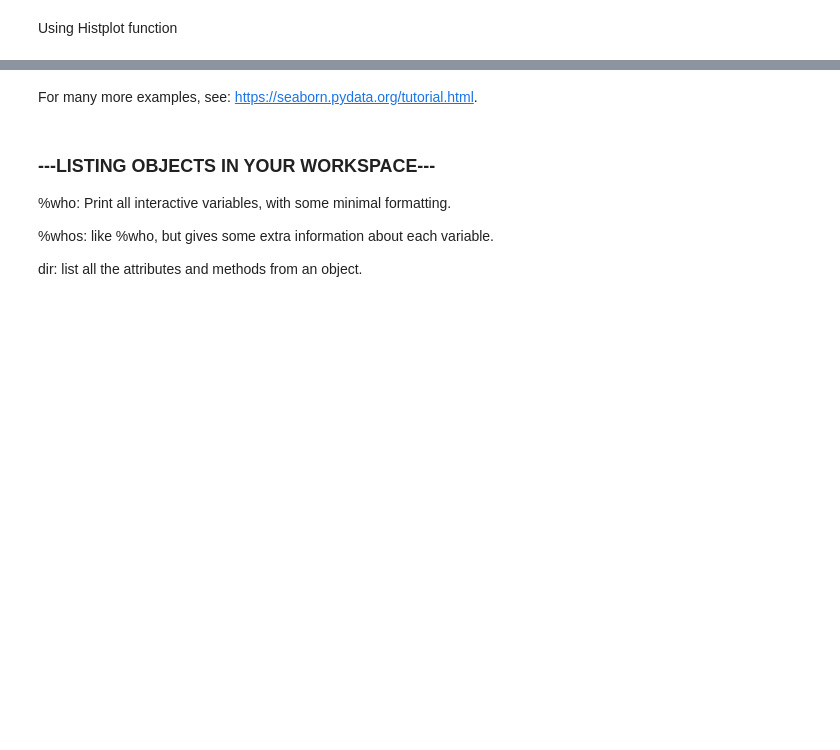
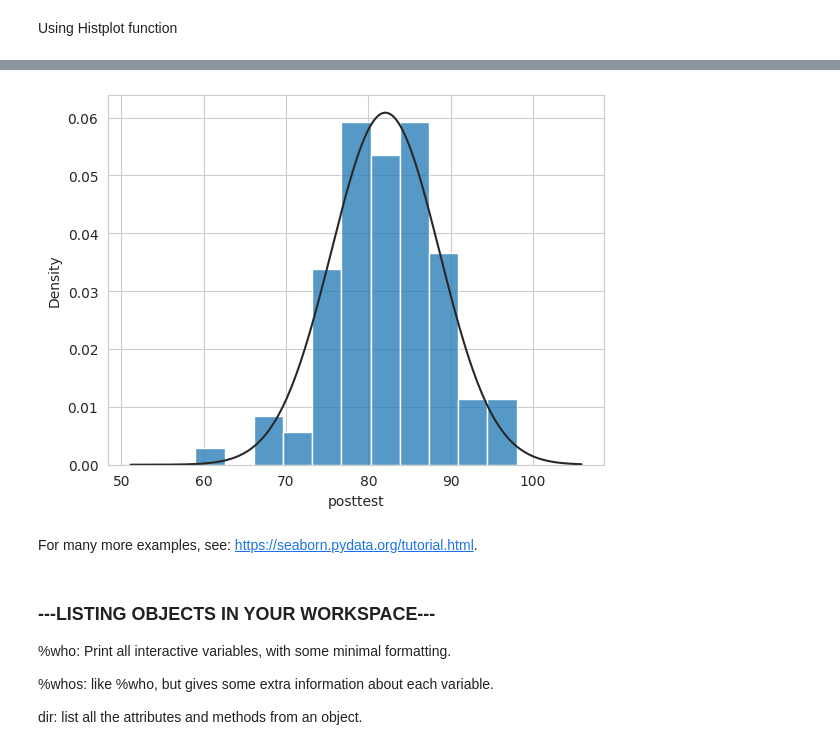
Before and after one commit to juliazhu09/Intro2Python, a Jupyter notebook: Python_Introduction.ipynb, the cells around one changed output, grey strips where cells are left out. Drawn from its saved outputs; the diff is of its cells as text; code cells hidden in the pictures; blank space fills up the shorter version.

```diff
--- a/Python_Introduction.ipynb
+++ b/Python_Introduction.ipynb
@@ -1060,27 +1085,29 @@ plt.show()
 # %%
 from scipy import stats
 import numpy as np
 def add_fit_to_histplot(a, fit=stats.norm, ax=None):
 
     if ax is None:
         ax = plt.gca()
 
     # compute bandwidth
     bw = len(a)**(-1/5) * a.std(ddof=1)
     # initialize PDF support
     x = np.linspace(a.min()-bw*3, a.max()+bw*3, 200)
     # compute PDF parameters
     params = fit.fit(a)
     # compute PDF values
     y = fit.pdf(x, *params)
     # plot the fitted continuous distribution
     ax.plot(x, y, color='#282828')
     return ax
 
 
 # plot histogram with gaussian fit
-sns.histplot(mydata100['posttest'], stat='density')
+sns.histplot(mydata100['posttest'], stat='density', kde=False)
 add_fit_to_histplot(mydata100['posttest'], fit=stats.norm);
+# %% [output]
+[figure, added]
 # %% [markdown]
 For many more examples, see: https://seaborn.pydata.org/tutorial.html.
 # %% [markdown]
```
Also changed, not shown: parts of 15 cells of this notebook.
